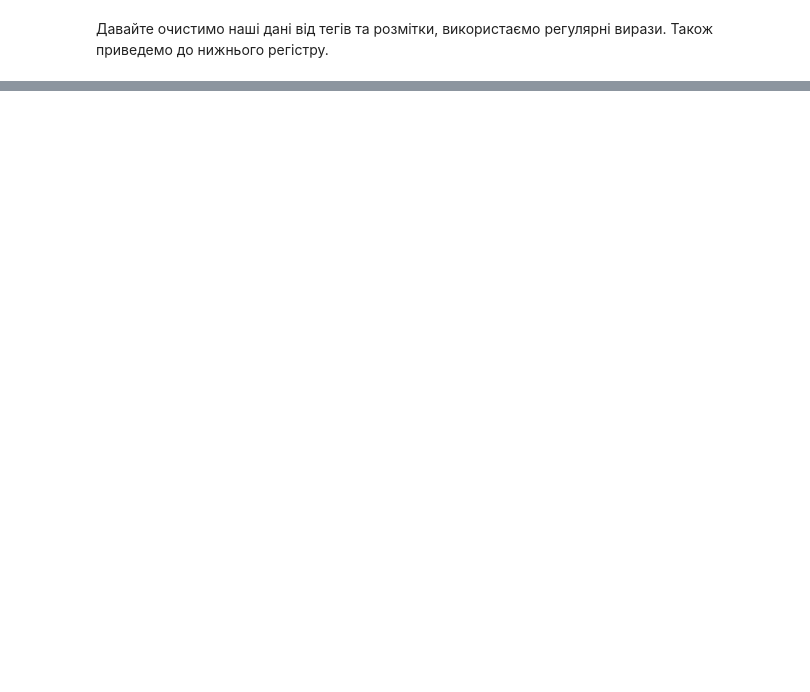
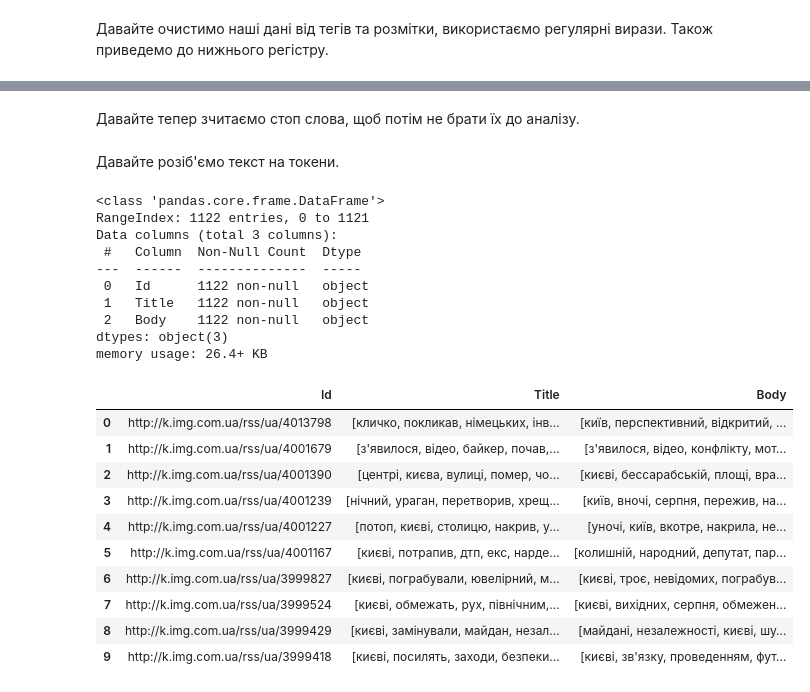
Before and after one commit to ErnestoFolting/dataAnalysisLab8, a Jupyter notebook: main.ipynb, the cells around one changed output, grey strips where cells are left out. Drawn from its saved outputs; the diff is of its cells as text; code cells hidden in the pictures; blank space fills up the shorter version.

Commit message:
Add clearing, tokenization, lematization and part of TF-IDF evaluating

```diff
--- a/main.ipynb
+++ b/main.ipynb
@@ -76,3 +76,60 @@ memory usage: 26.4+ KB
 | 7 | http://k.img.com.ua/rss/ua/3999524 | у києві обмежать рух північним мо... | у києві на вихідних серпня буде о... |
 | 8 | http://k.img.com.ua/rss/ua/3999429 | у києві замінували майдан незалеж... | на майдані незалежності в києві ш... |
 | 9 | http://k.img.com.ua/rss/ua/3999418 | у києві посилять заходи безпеки і... | у києві у зв'язку з проведенням ф... |
+# %% [markdown]
+Давайте тепер зчитаємо стоп слова, щоб потім не брати їх до аналізу.
+# %%
+import csv
+def getStop():
+    stop = list()
+    with open('data/stopWords.csv',encoding = 'utf-8') as stopCsv:
+        reader = csv.reader(stopCsv,delimiter = ',')
+        for row in reader:
+            stop.append(row[0])
+    return stop
+
+stop = getStop()
+
+abbreviations = ['тис', 'млн', 'грн', 'т.я', 'вул', 'cек', 'хв', 'обл', 'кв', 'пл', 'напр', 'гл', 'і.о', 'зам']
+
+for i in range(0,14):
+    stop.append(abbreviations[i])
+# %% [markdown]
+Давайте розіб'ємо текст на токени.
+# %%
+import nltk
+
+tokens = nltk.tokenize.word_tokenize(dataset["Body"][0])
+def tokenize(column):
+    for i in range(0,1122):
+        tokens = nltk.word_tokenize(dataset.loc[i][column])
+        tokens = [word for word in tokens if word not in stop]
+        dataset[column].loc[i] = tokens
+tokenize("Title")
+tokenize("Body")
+
+
+dataset.info()
+dataset.head(10)
+# %% [output]
+<class 'pandas.core.frame.DataFrame'>
+RangeIndex: 1122 entries, 0 to 1121
+Data columns (total 3 columns):
+ #   Column  Non-Null Count  Dtype
+---  ------  --------------  -----
+ 0   Id      1122 non-null   object
+ 1   Title   1122 non-null   object
+ 2   Body    1122 non-null   object
+dtypes: object(3)
+memory usage: 26.4+ KB
+|  | Id | Title | Body |
+| 0 | http://k.img.com.ua/rss/ua/4013798 | [кличко, покликав, німецьких, інв... | [київ, перспективний, відкритий, ... |
+| 1 | http://k.img.com.ua/rss/ua/4001679 | [з'явилося, відео, байкер, почав,... | [з'явилося, відео, конфлікту, мот... |
+| 2 | http://k.img.com.ua/rss/ua/4001390 | [центрі, києва, вулиці, помер, чо... | [києві, бессарабській, площі, вра... |
+| 3 | http://k.img.com.ua/rss/ua/4001239 | [нічний, ураган, перетворив, хрещ... | [київ, вночі, серпня, пережив, на... |
+| 4 | http://k.img.com.ua/rss/ua/4001227 | [потоп, києві, столицю, накрив, у... | [уночі, київ, вкотре, накрила, не... |
+| 5 | http://k.img.com.ua/rss/ua/4001167 | [києві, потрапив, дтп, екс, нарде... | [колишній, народний, депутат, пар... |
+| 6 | http://k.img.com.ua/rss/ua/3999827 | [києві, пограбували, ювелірний, м... | [києві, троє, невідомих, пограбув... |
+| 7 | http://k.img.com.ua/rss/ua/3999524 | [києві, обмежать, рух, північним,... | [києві, вихідних, серпня, обмежен... |
+| 8 | http://k.img.com.ua/rss/ua/3999429 | [києві, замінували, майдан, незал... | [майдані, незалежності, києві, шу... |
+| 9 | http://k.img.com.ua/rss/ua/3999418 | [києві, посилять, заходи, безпеки... | [києві, зв'язку, проведенням, фут... |
```
Also changed, not shown: parts of 11 cells of this notebook, 1 other file.
